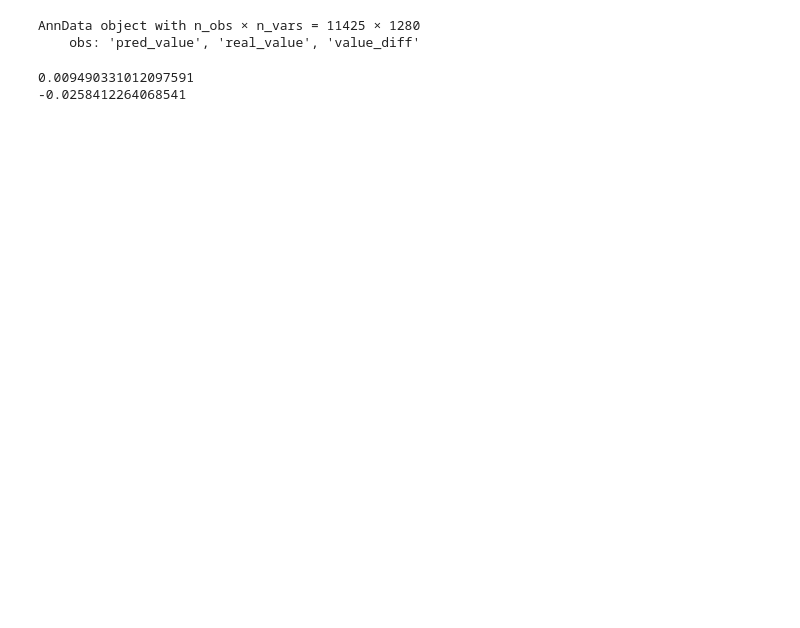
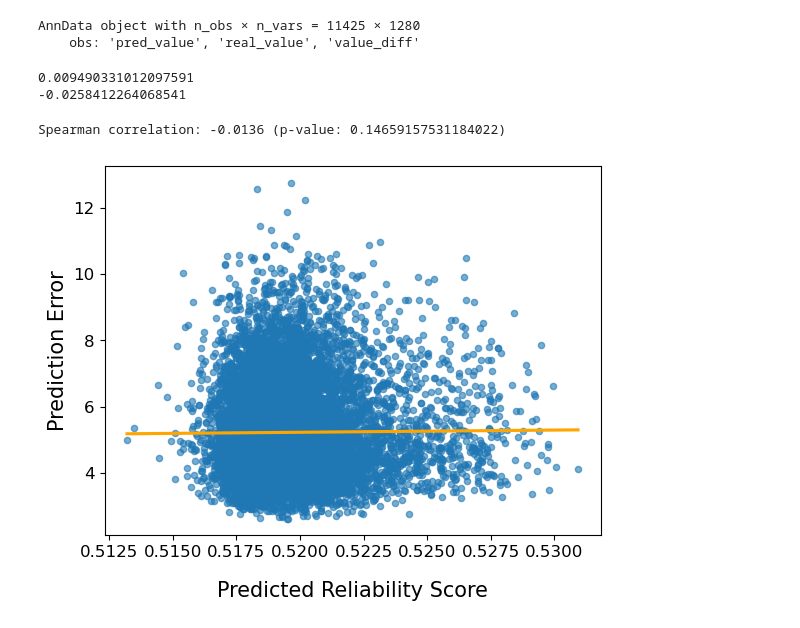
Before and after one commit to LeonHafner/PP2_reliability_score_pred, a Jupyter notebook: scripts/downstream/predict_aav_low_vs_high.ipynb, the cells around one changed output. Saved outputs shown, nothing was run; the diff lists cells and outputs as text; code cells hidden in the pictures; blank space fills up the shorter version.

Commit message:
add plots

```diff
--- a/scripts/downstream/predict_aav_low_vs_high.ipynb
+++ b/scripts/downstream/predict_aav_low_vs_high.ipynb
@@ -72,3 +75,16 @@ print(adata.obs.baseline_linreg_score.corr(adata.obs.value_diff))
 # %% [output]
 0.009490331012097591
 -0.0258412264068541
+# %%
+corr, pval = spearmanr(adata.obs["value_diff"], adata.obs["mlp_score"])
+
+sns.regplot(x="mlp_score", y="value_diff", data=adata.obs, ci=None, scatter_kws={'alpha': 0.6, 's': 20}, line_kws={'color': 'orange'})
+plt.xlabel("Predicted Reliability Score", fontsize=15, labelpad=15)
+plt.ylabel("Prediction Error", fontsize=15)
+plt.xticks(fontsize=12)
+plt.yticks(fontsize=12)
+
+print(f"Spearman correlation: {corr:.4f} (p-value: {pval})")
+# %% [output]
+Spearman correlation: -0.0136 (p-value: 0.14659157531184022)
+[figure, added]
```
Also changed, not shown: parts of 2 cells of this notebook, 6 other files.
